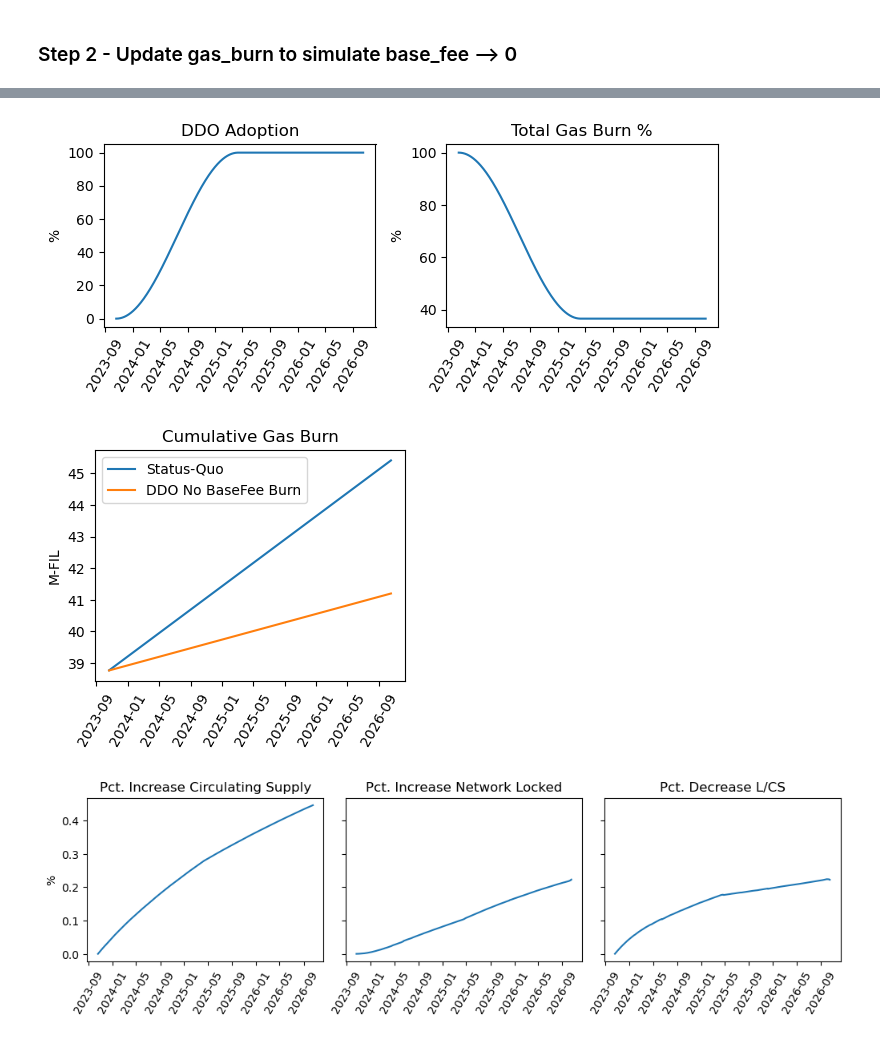
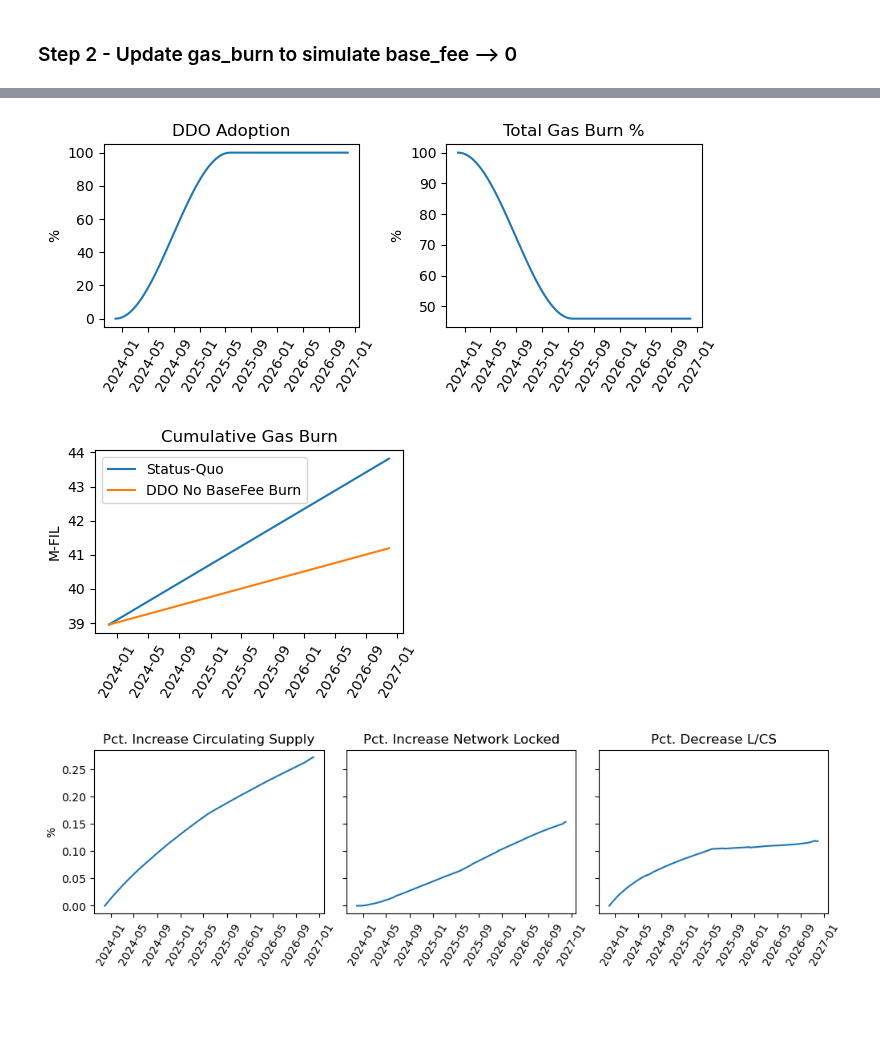
Before and after one commit to protocol/CryptoEconLab, a Jupyter notebook: notebooks/mechafil_jax/direct_filp_v2/case1.ipynb, the cells around one changed output, grey strips where cells are left out. Saved outputs shown, nothing was run; the diff lists cells and outputs as text; code cells hidden in the pictures; blank space fills up the shorter version.

```diff
--- a/notebooks/mechafil_jax/direct_filp_v2/case1.ipynb
+++ b/notebooks/mechafil_jax/direct_filp_v2/case1.ipynb
@@ -53,7 +53,7 @@ lock_target = 0.3
 forecast_length = 365*3
 sector_duration = 540
 
-current_date = date(2023, 10, 20)
+current_date = date(2023, 12, 1)
 mo = current_date.month - 2  # get 2 mo historical data to get better estimate of gas burn
 if mo == 0: mo = 1
 start_date = date(current_date.year, mo, 1)
@@ -258,7 +259,7 @@ plt.ylabel('%')
 
 plt.tight_layout()
 # %% [output]
-[figure, old version]
+[figure, new version]
 # %%
 offline_data_updated_gas_burn = copy.deepcopy(offline_data)
 # gas_burn_forecast = np.cumsum(np.ones(forecast_length)*offline_data['daily_burnt_fil']*gas_burn_profile) + offline_data_updated_gas_burn['burnt_fil_vec'][-1]
@@ -285,20 +286,22 @@ simulation_results_updated_gasburn = sim.run_sim(
 # %%
 fig, axx = plt.subplots(nrows=1, ncols=1, figsize=(4,3))
 t = date_utils.get_t(current_date, end_date=end_date)
 offset = (current_date-start_date).days
 
 status_quo_burn_fil_vec = np.ones(forecast_length)*offline_data['daily_burnt_fil']
 x = gas_burn_forecast
 y = np.cumsum(np.ones(forecast_length)*offline_data['daily_burnt_fil']) + offline_data['burnt_fil_vec'][-1]
 # axx.plot(t, (y-x)/y*100)
 axx.plot(t, y/1e6, label='Status-Quo')
 axx.plot(t, x/1e6, label='DDO No BaseFee Burn')
 axx.legend()
 axx.set_ylabel('M-FIL')
 axx.set_title('Cumulative Gas Burn')
 for tick in axx.get_xticklabels(): tick.set_rotation(60)
+plt.tight_layout()
+plt.savefig(os.path.join(save_dir, 'cumulative_gas_burn.png'))
 # %% [output]
-[figure, old version]
+[figure, new version]
 # %%
 # fig, ax = plt.subplots(nrows=2, ncols=2, figsize=(8,6))
 fig, ax = plt.subplots(nrows=1, ncols=3, sharex=True, sharey=True, figsize=(10,3), layout='constrained')
@@ -332,5 +335,6 @@ for tick in axx.get_xticklabels(): tick.set_rotation(60)
 
 # plt.suptitle('DDO Impact - Case 1')
 # plt.tight_layout()
+plt.savefig(os.path.join(save_dir, 'case1.png'))
 # %% [output]
-[figure, old version]
+[figure, new version]
```
Also changed, not shown: parts of 8 cells of this notebook, 6 other files.
